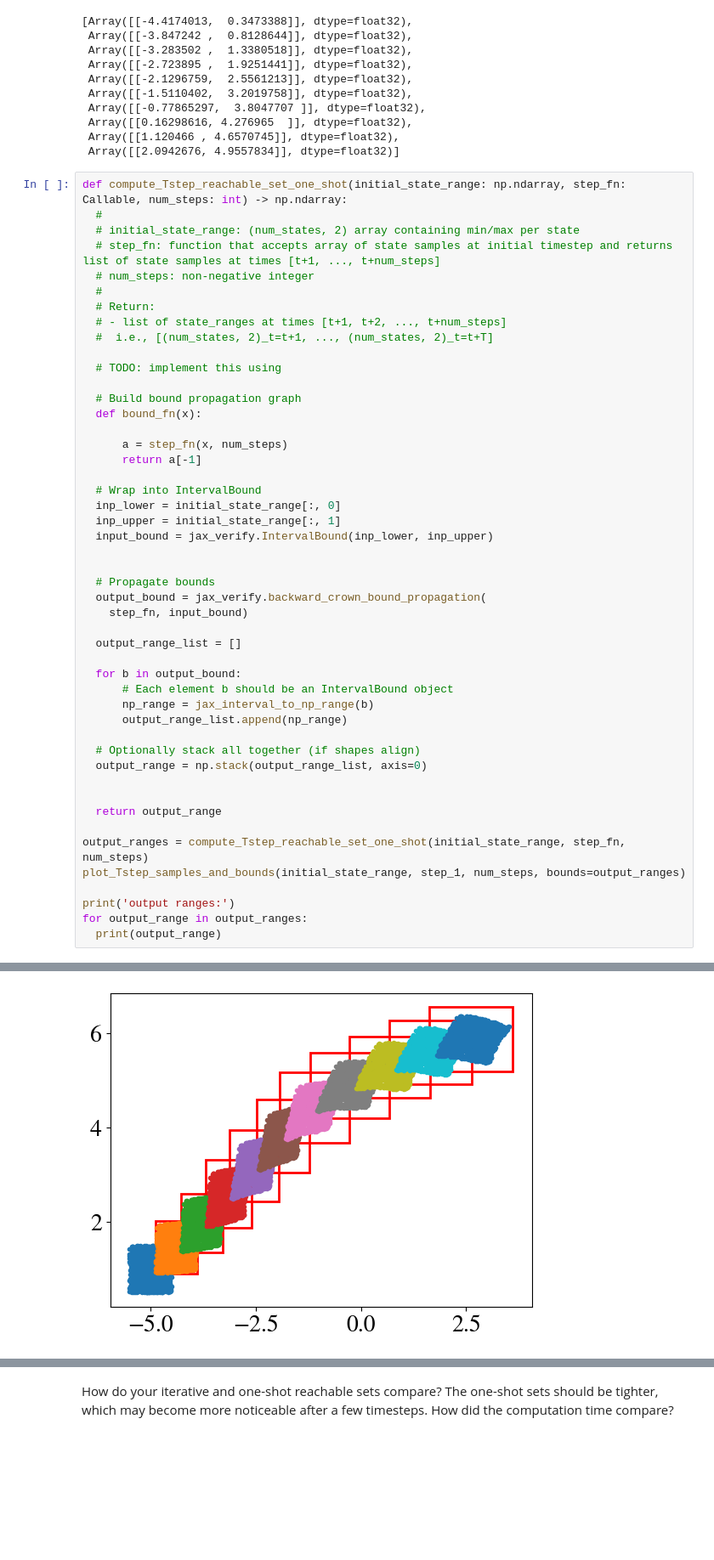
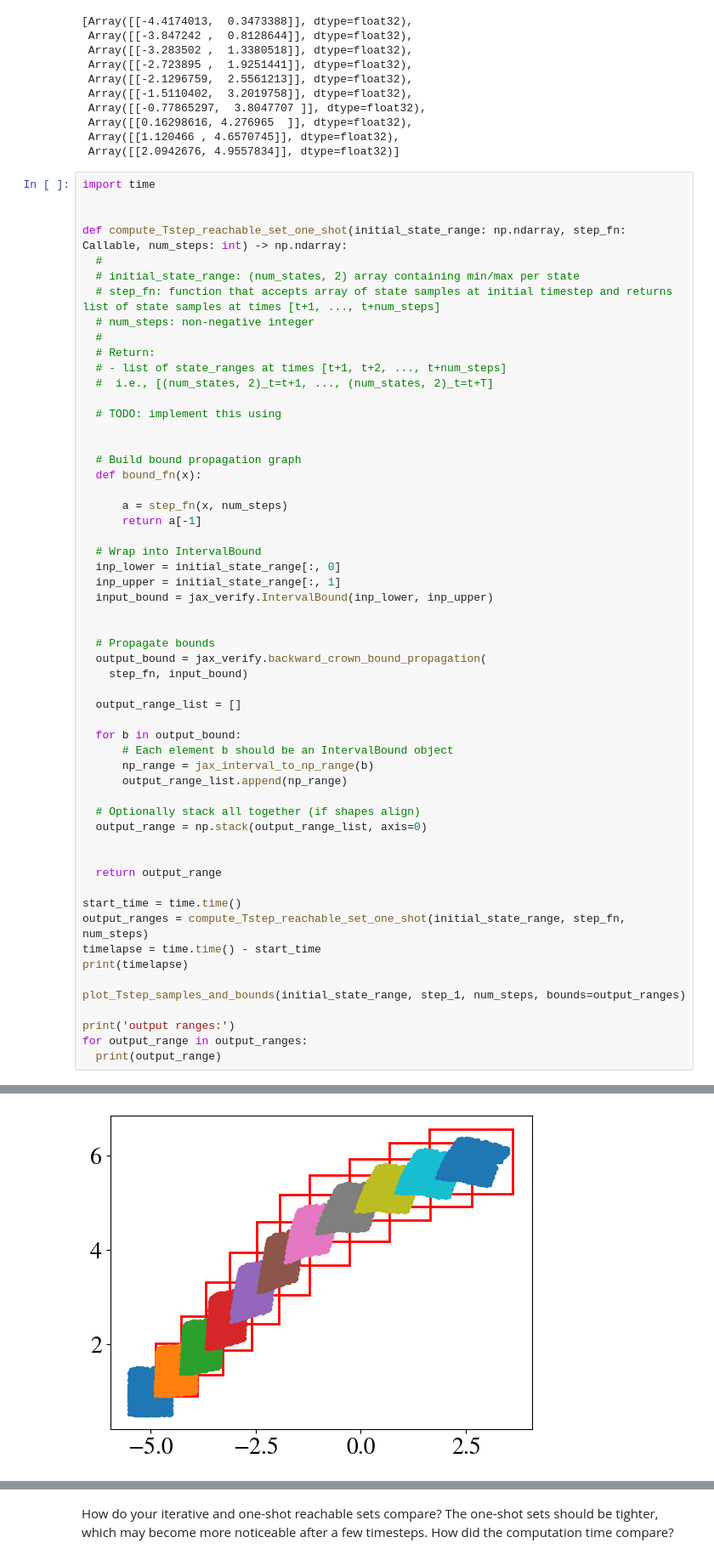
Before and after one commit to kmuenpra/EECE7268, a Jupyter notebook: EECE_CS_7268_HW3.ipynb, the cells around one changed output, grey strips where cells are left out. Shown at 85% size. Cells and saved outputs as stored; diff of their text form; blank space fills up the shorter version.

```diff
--- a/EECE_CS_7268_HW3.ipynb
+++ b/EECE_CS_7268_HW3.ipynb
@@ -362,6 +356,9 @@ step_fn(np.array([[-5., 0.]]))
  Array([[1.120466 , 4.6570745]], dtype=float32),
  Array([[2.0942676, 4.9557834]], dtype=float32)]
 # %%
+import time
+
+
 def compute_Tstep_reachable_set_one_shot(initial_state_range: np.ndarray, step_fn: Callable, num_steps: int) -> np.ndarray:
   #
   # initial_state_range: (num_states, 2) array containing min/max per state
@@ -373,6 +370,7 @@ def compute_Tstep_reachable_set_one_shot(initial_state_range: np.ndarray, step_f
   #  i.e., [(num_states, 2)_t=t+1, ..., (num_states, 2)_t=t+T]
 
   # TODO: implement this using
+
 
   # Build bound propagation graph
   def bound_fn(x):
@@ -403,7 +401,11 @@ def compute_Tstep_reachable_set_one_shot(initial_state_range: np.ndarray, step_f
 
   return output_range
 
+start_time = time.time()
 output_ranges = compute_Tstep_reachable_set_one_shot(initial_state_range, step_fn, num_steps)
+timelapse = time.time() - start_time
+print(timelapse)
+
 plot_Tstep_samples_and_bounds(initial_state_range, step_1, num_steps, bounds=output_ranges)
 
 print('output ranges:')
@@ -413 +416 @@ for output_range in output_ranges:
-[figure, old version]
+[figure, new version]
```
Also changed, not shown: parts of 13 cells of this notebook.
